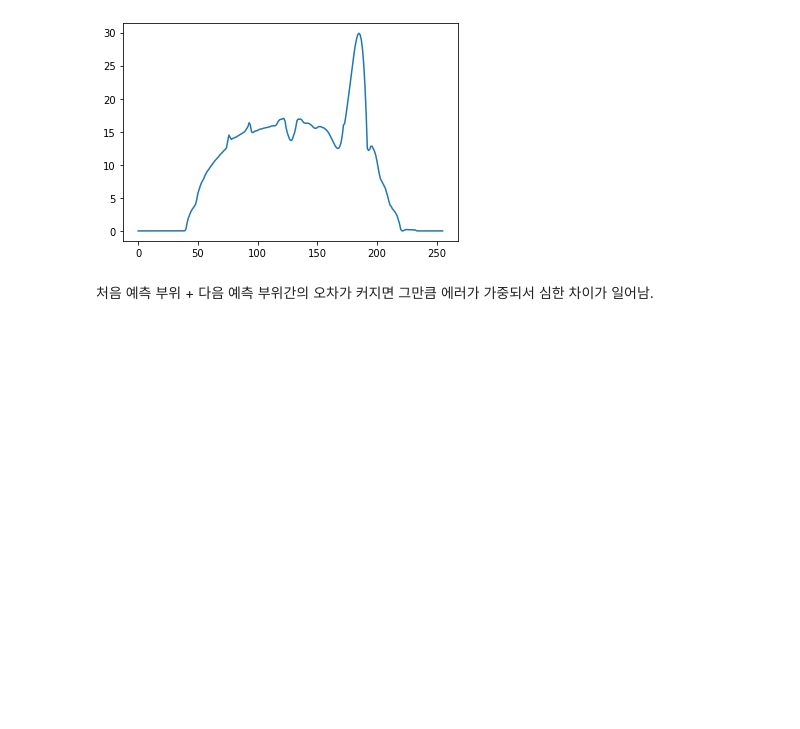
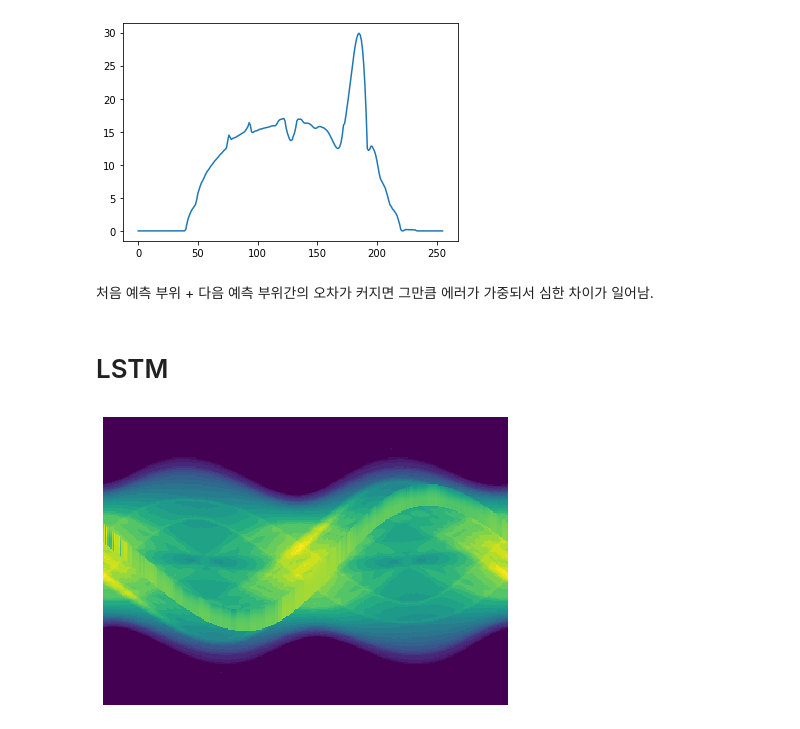
Before and after one commit to KyungRyeolBaek/study, a Jupyter notebook: AI study/치아/Metal3_tooth.ipynb, the cells around one changed output. Saved outputs shown, nothing was run; the diff lists cells and outputs as text; code cells hidden in the pictures; blank space fills up the shorter version.

```diff
--- a/AI study/치아/Metal3_tooth.ipynb
+++ b/AI study/치아/Metal3_tooth.ipynb
@@ -334,3 +334,14 @@ plt.plot(df.iloc[100]);
 [figure]
 # %% [markdown]
 처음 예측 부위 + 다음 예측 부위간의 오차가 커지면 그만큼 에러가 가중되서 심한 차이가 일어남.
+# %% [markdown]
+# LSTM
+# %%
+plt.imshow(result_img)
+plt.colorbar
+plt.axis('off'), plt.xticks([]), plt.yticks([])
+plt.tight_layout()
+plt.subplots_adjust(left = 0, bottom = 0, right = 1, top = 1, hspace = 0, wspace = 0)
+plt.savefig('images/1_training_img.png', bbox_inches = 'tight', pad_inches=0, dpi=100)
+# %% [output]
+[figure, added]
```
Also changed, not shown: parts of 17 cells of this notebook.
